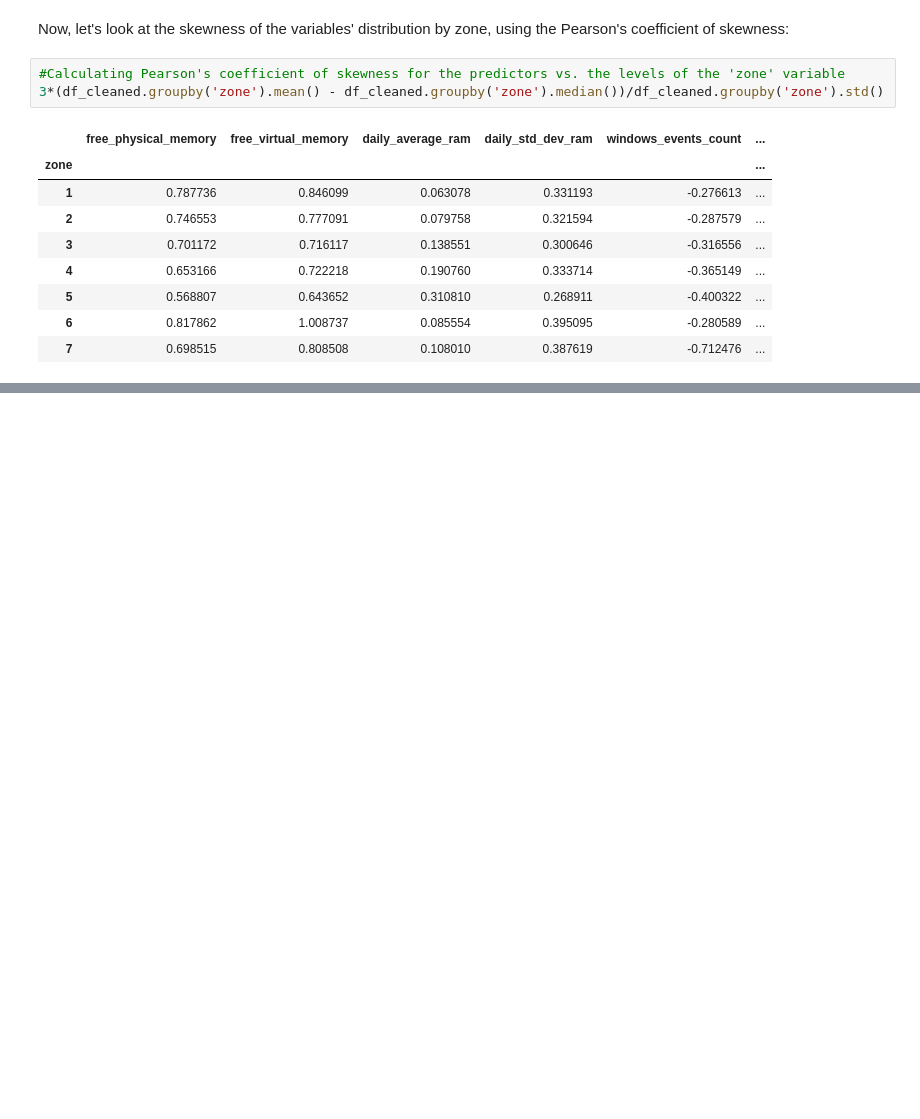
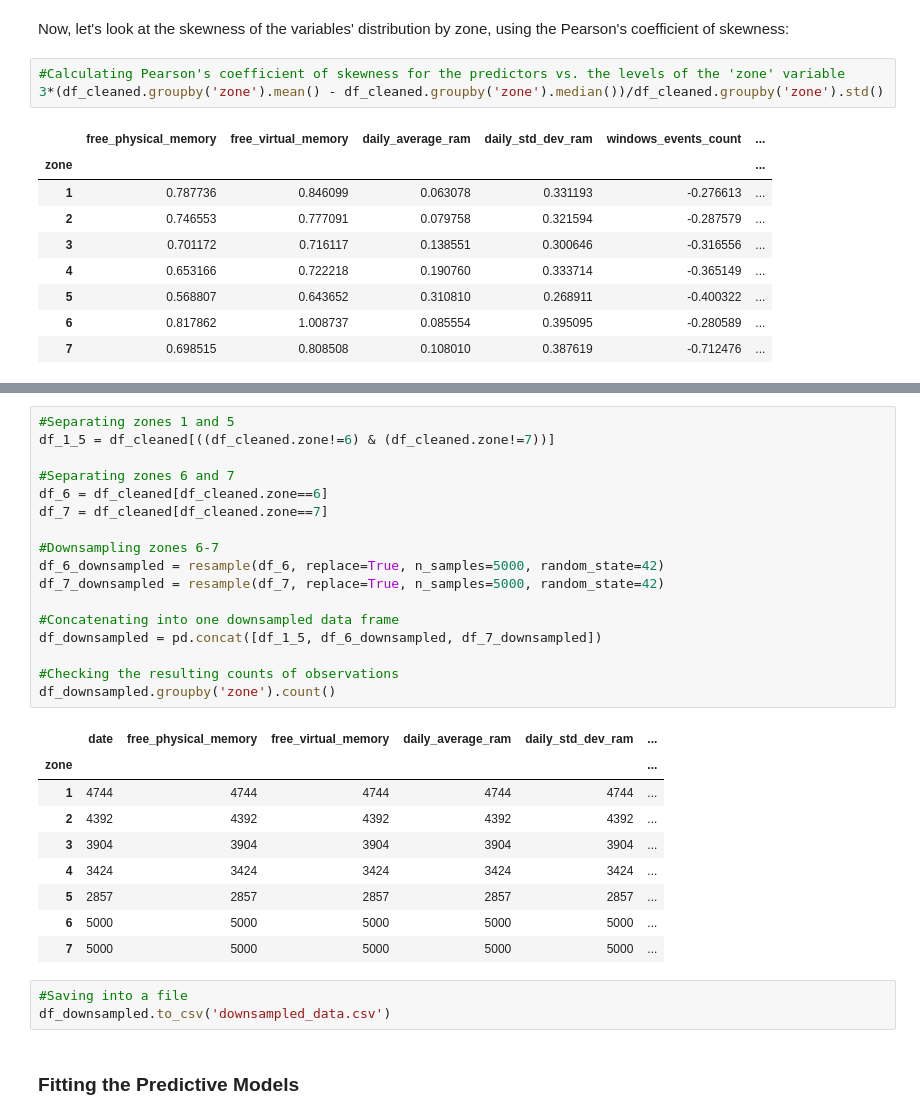
Before and after one commit to mamnunam/Springboard_Data_Science_track, a Jupyter notebook: Capstone_2/Capstone_project_2.ipynb, the cells around one changed output, grey strips where cells are left out. Saved outputs shown, nothing was run; the diff lists cells and outputs as text; blank space fills up the shorter version.

```diff
--- a/Capstone_2/Capstone_project_2.ipynb
+++ b/Capstone_2/Capstone_project_2.ipynb
@@ -673,0 +478,32 @@ stats - chi-square test on determining if at least one of the zones is statistic
+# %%
+#Separating zones 1 and 5
+df_1_5 = df_cleaned[((df_cleaned.zone!=6) & (df_cleaned.zone!=7))]
+
+#Separating zones 6 and 7
+df_6 = df_cleaned[df_cleaned.zone==6]
+df_7 = df_cleaned[df_cleaned.zone==7]
+
+#Downsampling zones 6-7
+df_6_downsampled = resample(df_6, replace=True, n_samples=5000, random_state=42)
+df_7_downsampled = resample(df_7, replace=True, n_samples=5000, random_state=42)
+
+#Concatenating into one downsampled data frame
+df_downsampled = pd.concat([df_1_5, df_6_downsampled, df_7_downsampled])
+
+#Checking the resulting counts of observations
+df_downsampled.groupby('zone').count()
+# %% [output]
+|  | date | free_physical_memory | free_virtual_memory | daily_average_ram | daily_std_dev_ram | ... |
+| zone |  |  |  |  |  | ... |
+| 1 | 4744 | 4744 | 4744 | 4744 | 4744 | ... |
+| 2 | 4392 | 4392 | 4392 | 4392 | 4392 | ... |
+| 3 | 3904 | 3904 | 3904 | 3904 | 3904 | ... |
+| 4 | 3424 | 3424 | 3424 | 3424 | 3424 | ... |
+| 5 | 2857 | 2857 | 2857 | 2857 | 2857 | ... |
+| 6 | 5000 | 5000 | 5000 | 5000 | 5000 | ... |
+| 7 | 5000 | 5000 | 5000 | 5000 | 5000 | ... |
+# %%
+#Saving into a file
+df_downsampled.to_csv('downsampled_data.csv')
+# %% [markdown]
+### Fitting the Predictive Models
```
Also changed, not shown: parts of 41 cells of this notebook, 2 other files.
